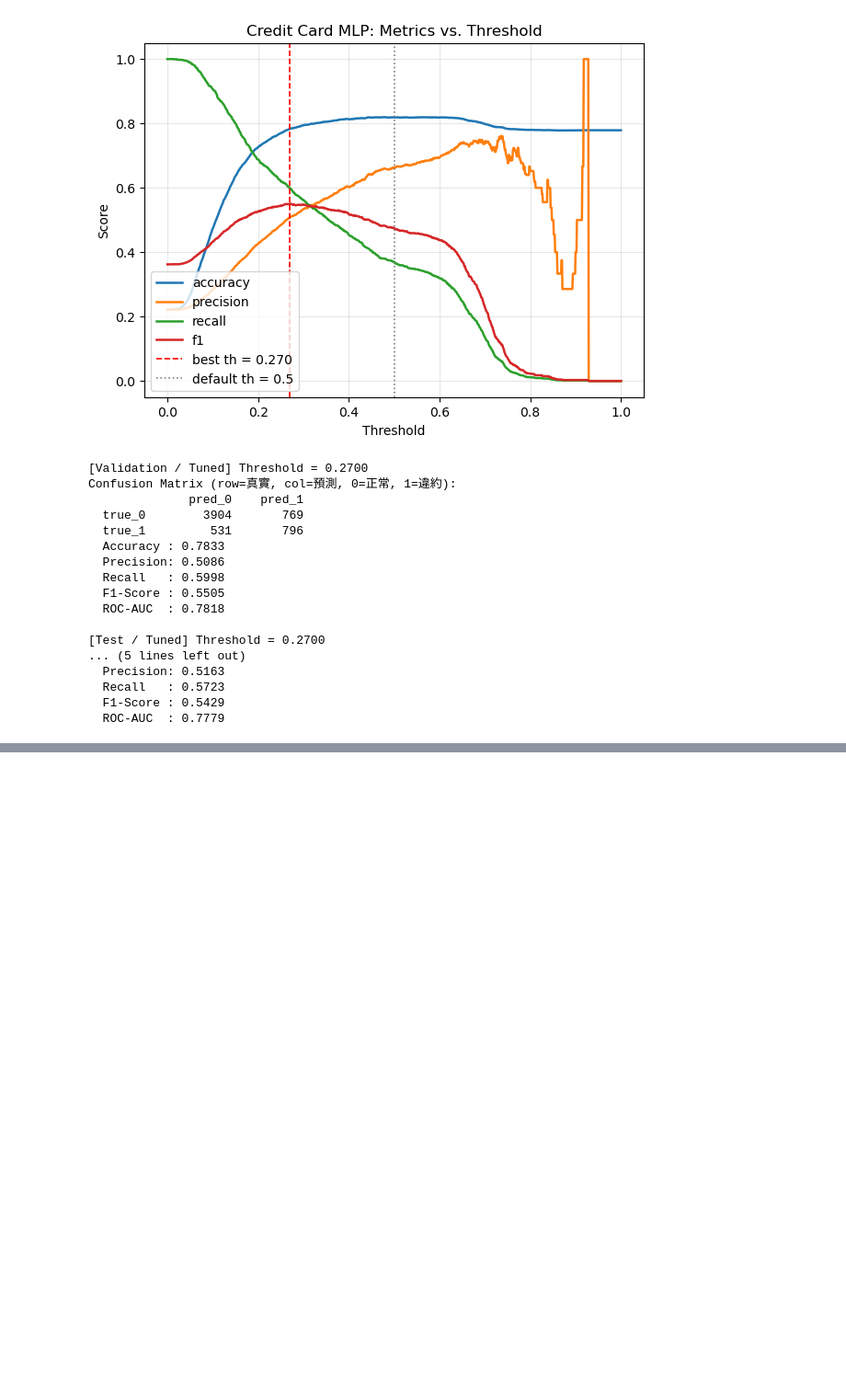
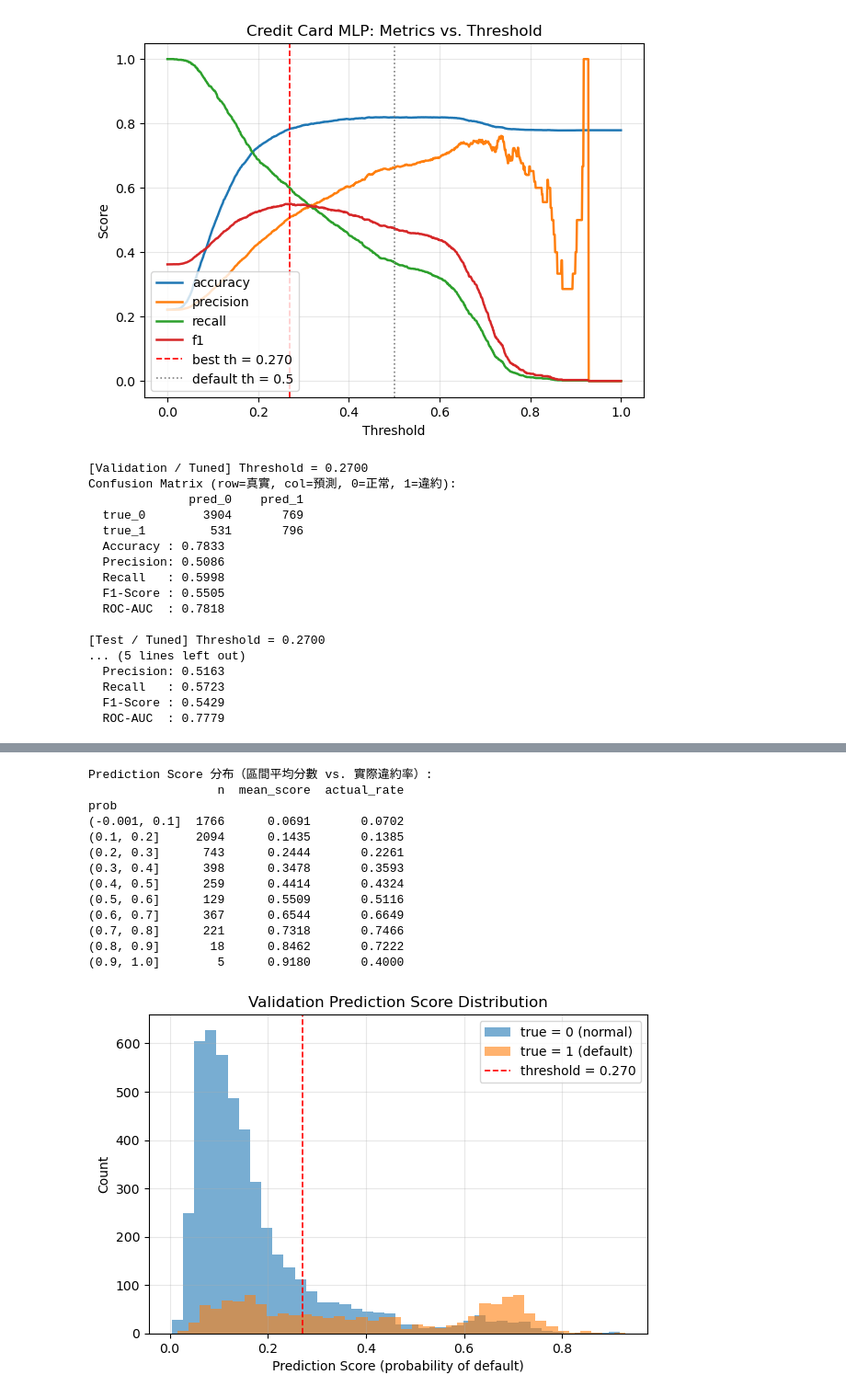
Before and after one commit to Alan93224/MMIP, a Jupyter notebook: week2/main.ipynb, the cells around one changed output, grey strips where cells are left out. Shown at 92% size. Cells and saved outputs as stored; diff of their text form; code cells hidden in the pictures; blank space fills up the shorter version.

Commit message:
add: quiz3

```diff
--- a/week2/main.ipynb
+++ b/week2/main.ipynb
@@ -873,0 +820,7 @@ _ = q2.predict_one_sample(model_cc, X_va_s_cc, y_va_cc, feat_names_cc,
+# %%
+import Code.quiz3 as q3
+reload(q3)
+
+# 門檻沿用 Q2-11 搜尋出來的最佳值；還沒跑過就退回 0.5
+TH_Q3 = best_th_cc if 'best_th_cc' in globals() else 0.5
+print('改良模型:', model_cc.__class__.__name__, '| Validation 筆數:', len(y_va_cc), '| 門檻:', round(float(TH_Q3), 4))
@@ -873,0 +834,9 @@ _ = q2.predict_one_sample(model_cc, X_va_s_cc, y_va_cc, feat_names_cc,
+# %%
+val_scores_q3 = q3.predict_validation_scores(
+    model_cc, X_va_s_cc, y_va_cc,
+    threshold=TH_Q3,
+    feature_names=feat_names_cc,
+    X_raw=X_va_cc,          # 未縮放的特徵，只為了表格好讀
+    show=10,
+)
+display(val_scores_q3.head(20))
@@ -873,0 +880,19 @@ _ = q2.predict_one_sample(model_cc, X_va_s_cc, y_va_cc, feat_names_cc,
+# %%
+# Score 分布：等寬區間的平均分數 vs. 實際違約率（看校準程度），以及分色直方圖
+_ = q3.score_summary_by_bin(val_scores_q3, bins=10)
+q3.plot_score_distribution(val_scores_q3, threshold=TH_Q3)
+# %% [output]
+Prediction Score 分布（區間平均分數 vs. 實際違約率）:
+                  n  mean_score  actual_rate
+prob
+(-0.001, 0.1]  1766      0.0691       0.0702
+(0.1, 0.2]     2094      0.1435       0.1385
+(0.2, 0.3]      743      0.2444       0.2261
+(0.3, 0.4]      398      0.3478       0.3593
+(0.4, 0.5]      259      0.4414       0.4324
+(0.5, 0.6]      129      0.5509       0.5116
+(0.6, 0.7]      367      0.6544       0.6649
+(0.7, 0.8]      221      0.7318       0.7466
+(0.8, 0.9]       18      0.8462       0.7222
+(0.9, 1.0]        5      0.9180       0.4000
+[figure, added]
```
Also changed, not shown: parts of 21 cells of this notebook, 9 other files.
